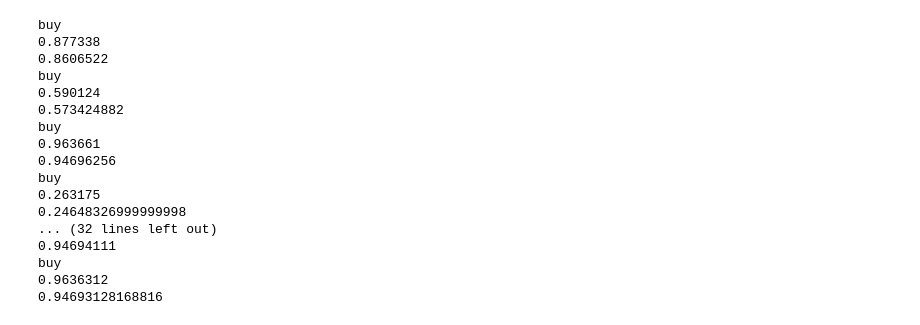
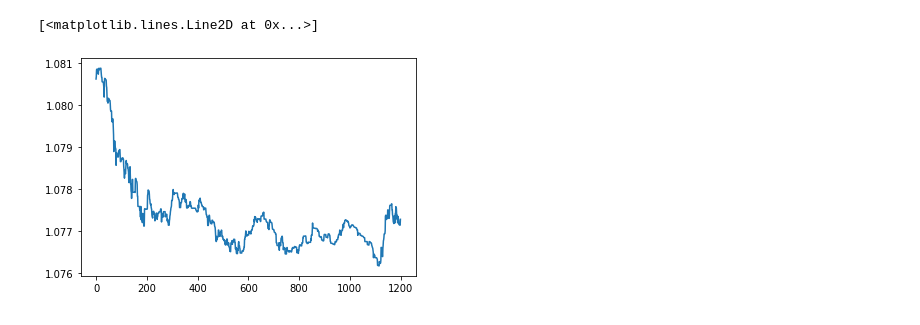
Before and after one commit to s-en/btcviewer, a Jupyter notebook: baseline.ipynb, the cells around one changed output. Drawn from its saved outputs; the diff is of its cells as text; code cells hidden in the pictures.

```diff
--- a/baseline.ipynb
+++ b/baseline.ipynb
@@ -15,15 +307,35 @@ from datetime import datetime
 # %%
-env = gym.make('CartPole-v1')
-
+log_dir = "baselog"
+os.makedirs(log_dir, exist_ok=True)
+env = CustomEnv()
+env = Monitor(env, log_dir)
+callback = SaveOnBestTrainingRewardCallback(check_freq=1000, log_dir=log_dir)
 model = PPO('MlpPolicy', env, verbose=1)
-model.learn(total_timesteps=10000)
+model.learn(total_timesteps=100000, callback=callback)
 
 obs = env.reset()
-for i in range(1000):
+per = 30
+actions = []
+jpys = []
+jpya = {}
+btca = {}
+for ex in EXC:
+    jpya[ex] = []
+    btca[ex] = []
+for i in range(1200):
     action, _states = model.predict(obs, deterministic=True)
     obs, reward, done, info = env.step(action)
-    env.render()
+    actions.append(action)
+    jpys.append(info['jpy'])
+    for ex in EXC:
+      jpya[ex].append(info[f'jpy{ex}'])
+      btca[ex].append(info[f'btc{ex}'])
+    if i % per == 0:
+      print(action)
     if done:
+      print(info)
+      # env.render()
       obs = env.reset()
+      break
 
 env.close()
@@ -225,21 +360,5 @@ class CustomEnv(gym.Env):
-# %%
-env = CustomEnv()
-check_env(env, warn=True)
-# %% [output]
-buy
-0.877338
-0.8606522
-buy
-0.590124
-0.573424882
-buy
-0.963661
-0.94696256
-buy
-0.263175
-0.24648326999999998
-... (32 lines left out)
-0.94694111
-buy
-0.9636312
-0.94693128168816
+# %%
+plt.plot(jpys)
+# %% [output]
+[<matplotlib.lines.Line2D at 0x...>]
+[figure, added]
```
Also changed, not shown: parts of 14 cells of this notebook.
